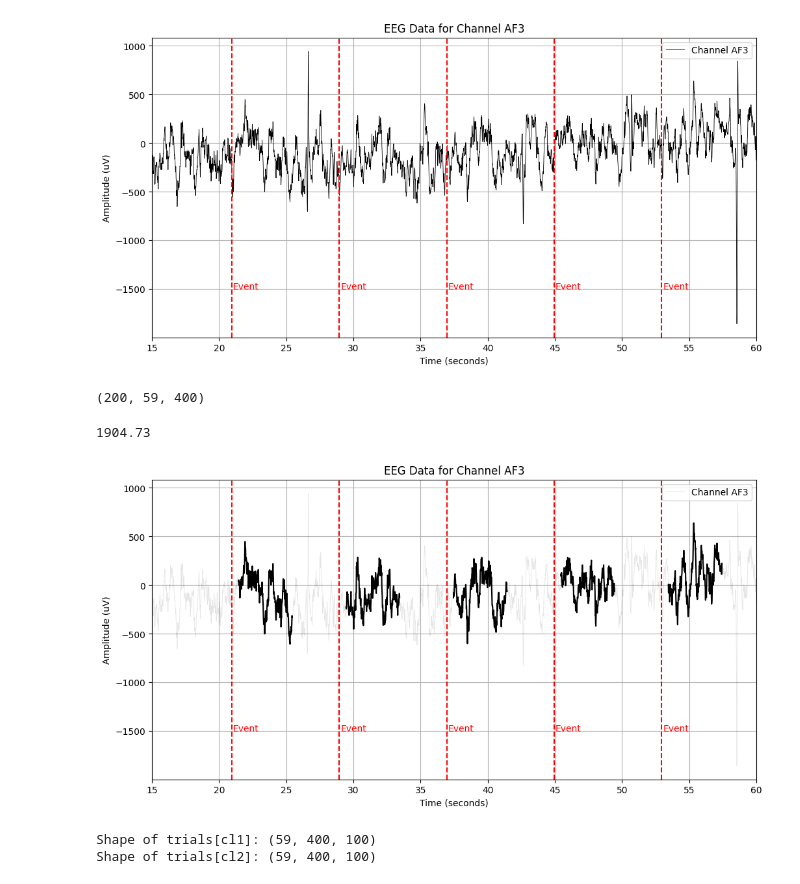
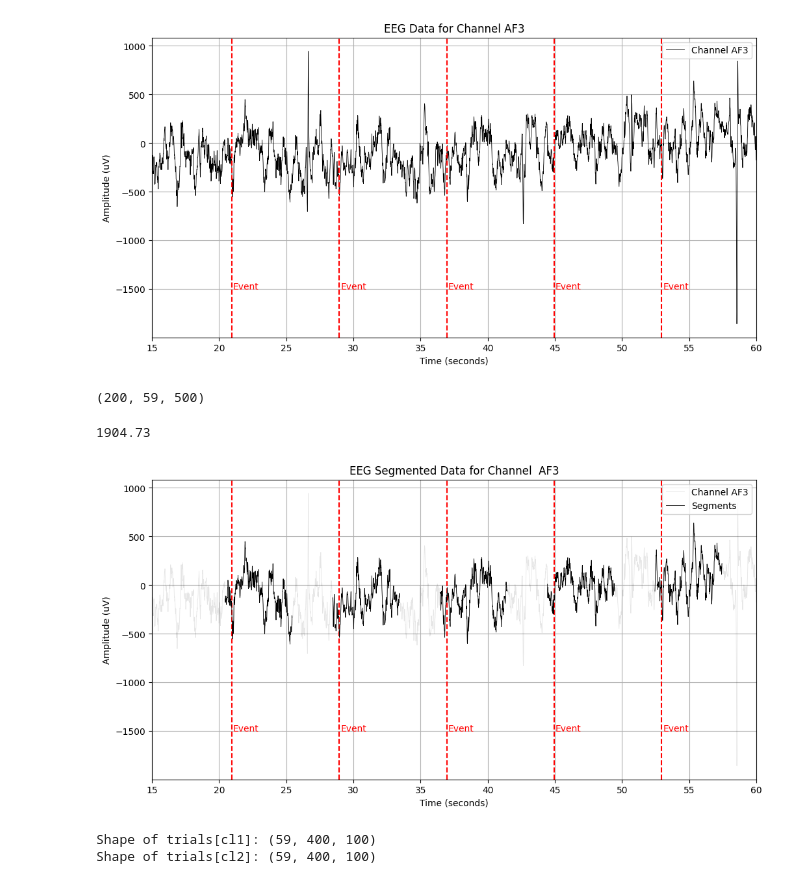
Before and after one commit to costanzapistone/Robot-Control-by-EEG-with-ML, a Jupyter notebook: code/signal_processing/data_visualization.ipynb, the cells around one changed output. Saved outputs shown, nothing was run; the diff lists cells and outputs as text; code cells hidden in the pictures.

```diff
--- a/code/signal_processing/data_visualization.ipynb
+++ b/code/signal_processing/data_visualization.ipynb
@@ -111,7 +111,8 @@ plt.show()
 trials_all = []
 
 # The time window (in samples) to extract for each trial, here 0.5 -- 4.5 seconds
-win = np.arange(int(0.5*sfreq), int(4.5*sfreq)) # 400 samples
+#win = np.arange(int(0.5*sfreq), int(4.5*sfreq)) # 400 samples
+win = np.arange(int(-0.5*sfreq), int(4.5*sfreq)) # 500 samples
 nsamples_win = len(win)
 
 # Loop through all events
@@ -125,7 +126,7 @@ for i in range(event_onsets.shape[1]):
 trials_all = np.asarray(trials_all)
 trials_all.shape
 # %% [output]
-(200, 59, 400)
+(200, 59, 500)
 # %%
 nsamples * time_unit
 # %% [output]
@@ -147,37 +148,40 @@ start_time = 0
 end_time = 60
 
 # Find the corresponding indices for the specified time range
 start_idx = int(start_time / time_unit)
 end_idx = int(end_time / time_unit)
 
 # Plot EEG data for the first channel within the specified time range
 plt.figure(figsize=(12, 6))
 plt.plot(time_axis[start_idx:end_idx], channel_data[start_idx:end_idx],color='black', alpha = 0.1,linewidth=0.6, label=f'Channel {chan_names[channel_idx]}')
-plt.title('EEG Data for Channel %s' % chan_names[channel_idx])
+plt.title('EEG Segmented Data for Channel  %s' % chan_names[channel_idx])
 plt.xlabel('Time (seconds)')
 plt.ylabel('Amplitude (uV)')
 plt.xlim((15,60))
 
 # Plot vertical lines at the event onsets
 valid_event_onsets = (start_time <= event_onset_time) & (event_onset_time <= end_time)
 
 for onset_time in event_onset_time[valid_event_onsets]:
     plt.axvline(x=onset_time, color='red', linestyle='--')
     plt.text(onset_time + 0.1, -1500, 'Event', color='red')
 
     # Get the corresponding second value
     corresponding_second = int(onset_time)
 
 x_trials = np.arange(0, nsamples_win)
 
 for i, e in enumerate(event_onsets[0,:5]):
-    plt.plot((win + e)*time_unit, trials_all[i, channel_idx, :], color='black', alpha=1)
+    if i == 0:
+        plt.plot((win + e)*time_unit, trials_all[i, channel_idx, :], color='black', alpha=1, linewidth=0.6, label='Segments')
+    else:
+        plt.plot((win + e)*time_unit, trials_all[i, channel_idx, :], color='black', alpha=1, linewidth=0.6)
 
-plt.legend()
+plt.legend( loc='upper right', )
 plt.grid(True)
 plt.show()
 # %% [output]
-[figure, old version]
+[figure, new version]
 # %%
 # Segmentation class dependent
 
```
Also changed, not shown: 2 other files.
